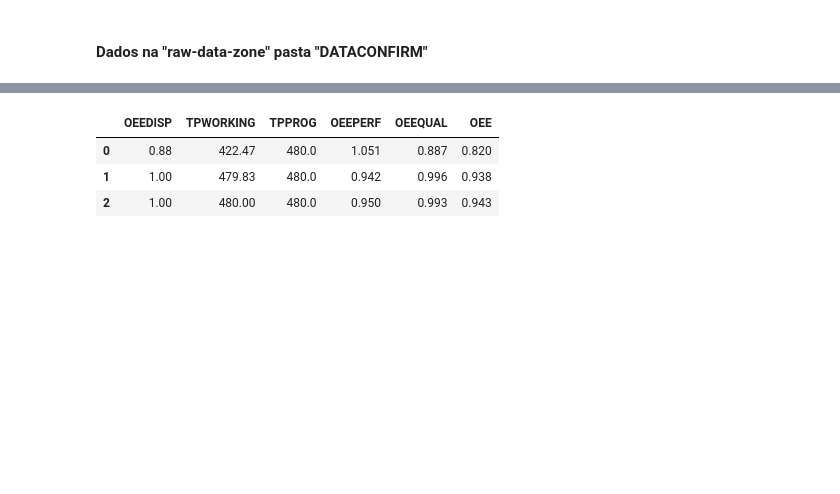
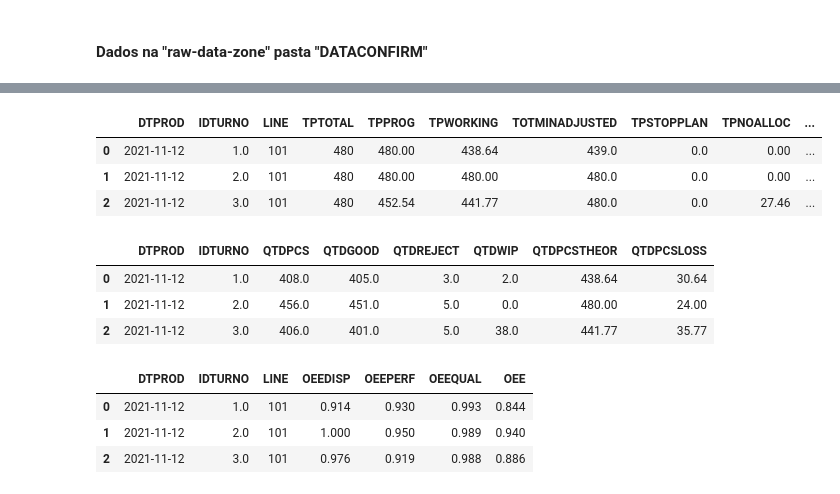
Before and after one commit to smedina1304/edc-pa-i4-data-ingestion, a Jupyter notebook: docs/ipynb/nb-test-desenvolvimentos-sprint-3.ipynb, the cells around one changed output, grey strips where cells are left out. Saved outputs shown, nothing was run; the diff lists cells and outputs as text; code cells hidden in the pictures; blank space fills up the shorter version.

```diff
--- a/docs/ipynb/nb-test-desenvolvimentos-sprint-3.ipynb
+++ b/docs/ipynb/nb-test-desenvolvimentos-sprint-3.ipynb
@@ -40,7 +40,7 @@ func = utilFuncs()
 # %% [markdown]
 #### Dados na "processing-zone" pasta "DATAOP"
 # %%
-dtexec = "2021-11-08"
+dtexec = "2021-11-12"
 source = "dataop"
 folder = f"edc-pa-i4-data/processing-zone/{source}"
 
@@ -56,7 +56,7 @@ df_dataop
 # %% [markdown]
 #### Dados na "raw-data-zone" pasta "DATACONFIRM"
 # %%
-dtexec = "2021-11-08"
+#dtexec = "2021-11-08"
 source = "dataconfirm"
 folder = f"edc-pa-i4-data/processing-zone/{source}"
 
@@ -331,13 +411,27 @@ df
 # %%
-#df[['DTPROD','IDTURNO','LINE','OP','BATCH','TPTOTAL','TPPROG','TPWORKING','TOTMINADJUSTED','TPSTOPPLAN','TPNOALLOC','TPIDLE']]
+df[['DTPROD','IDTURNO','LINE','TPTOTAL','TPPROG','TPWORKING','TOTMINADJUSTED','TPSTOPPLAN','TPNOALLOC','TPIDLE']]
 
-#df[['DTPROD','IDTURNO','PC','GOOD','REJECT','WIP','PCTHEOR','PCLOSS']]
-df[['OEEDISP', 'TPWORKING', 'TPPROG', 'OEEPERF', 'OEEQUAL', 'OEE']]
+
+# TOTMIN            float64
 # %% [output]
-|  | OEEDISP | TPWORKING | TPPROG | OEEPERF | OEEQUAL | OEE |
-| 0 | 0.88 | 422.47 | 480.0 | 1.051 | 0.887 | 0.820 |
-| 1 | 1.00 | 479.83 | 480.0 | 0.942 | 0.996 | 0.938 |
-| 2 | 1.00 | 480.00 | 480.0 | 0.950 | 0.993 | 0.943 |
+|  | DTPROD | IDTURNO | LINE | TPTOTAL | TPPROG | TPWORKING | TOTMINADJUSTED | TPSTOPPLAN | TPNOALLOC | ... |
+| 0 | 2021-11-12 | 1.0 | 101 | 480 | 480.00 | 438.64 | 439.0 | 0.0 | 0.00 | ... |
+| 1 | 2021-11-12 | 2.0 | 101 | 480 | 480.00 | 480.00 | 480.0 | 0.0 | 0.00 | ... |
+| 2 | 2021-11-12 | 3.0 | 101 | 480 | 452.54 | 441.77 | 480.0 | 0.0 | 27.46 | ... |
+# %%
+df[['DTPROD','IDTURNO','QTDPCS','QTDGOOD','QTDREJECT','QTDWIP','QTDPCSTHEOR','QTDPCSLOSS']]
+# %% [output]
+|  | DTPROD | IDTURNO | QTDPCS | QTDGOOD | QTDREJECT | QTDWIP | QTDPCSTHEOR | QTDPCSLOSS |
+| 0 | 2021-11-12 | 1.0 | 408.0 | 405.0 | 3.0 | 2.0 | 438.64 | 30.64 |
+| 1 | 2021-11-12 | 2.0 | 456.0 | 451.0 | 5.0 | 0.0 | 480.00 | 24.00 |
+| 2 | 2021-11-12 | 3.0 | 406.0 | 401.0 | 5.0 | 38.0 | 441.77 | 35.77 |
+# %%
+df[['DTPROD','IDTURNO','LINE','OEEDISP', 'OEEPERF', 'OEEQUAL', 'OEE']]
+# %% [output]
+|  | DTPROD | IDTURNO | LINE | OEEDISP | OEEPERF | OEEQUAL | OEE |
+| 0 | 2021-11-12 | 1.0 | 101 | 0.914 | 0.930 | 0.993 | 0.844 |
+| 1 | 2021-11-12 | 2.0 | 101 | 1.000 | 0.950 | 0.989 | 0.940 |
+| 2 | 2021-11-12 | 3.0 | 101 | 0.976 | 0.919 | 0.988 | 0.886 |
 # %%
 
 df_oee = pd.DataFrame(
```
Also changed, not shown: parts of 18 cells of this notebook.
